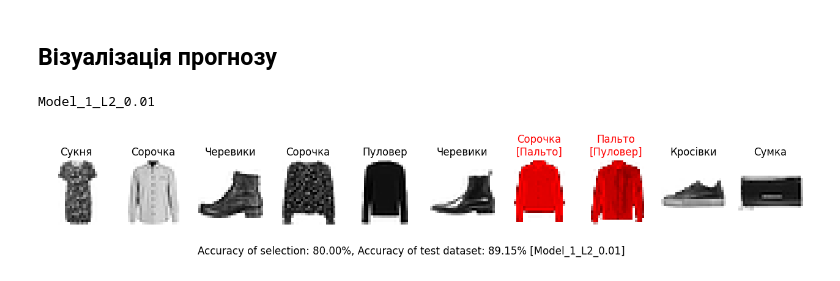
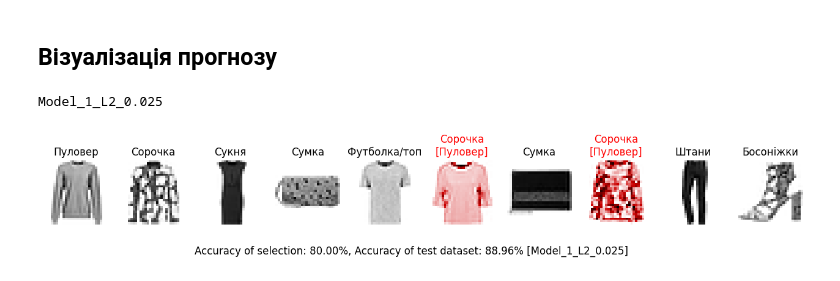
Before and after one commit to lexxai/goit_python_ds_hw_09, a Jupyter notebook: goit_python_ds_hw_09.ipynb, the cells around one changed output. Drawn from its saved outputs; the diff is of its cells as text; code cells hidden in the pictures.

```diff
--- a/goit_python_ds_hw_09.ipynb
+++ b/goit_python_ds_hw_09.ipynb
@@ -66,14 +74,7 @@ x_train.shape[1:]
 # %%
-n_hidden_1 = 256 # кількість нейронів 1-го шару
-n_hidden_2 = 512 # кількість нейронів 2-го шару
-n_hidden_3 = 16 # кількість нейронів 3-го шару
+model_name = "Model_1_L2_0.025"
 
-kernel_regularizer=regularizers.l2(0.01)
-
-models_his = {}
-
-model_name = "Model_1_L2_0.01"
-models = {}
+kernel_regularizer=regularizers.l2(0.025)
 
 models[model_name] = Sequential([
     # Conv2D(32, (3, 3), activation='relu', kernel_initializer='he_uniform', input_shape=(28, 28, 1)),
@@ -568,30 +586,32 @@ Confusion matrix for: 'Model_2_L2_0.1'
 # %%
 img_selected = 10
 random_img_idx = np.random.randint(0, x_test.shape[0], size=img_selected)
-selected_model_name = list(models.keys())[0]
+#selected_model_name = list(models.keys())[0]
+selected_model_name = "Model_1_L2_0.025"
 print(selected_model_name)
-
 # Plot the images
-colors = [(1, 1, 1), (0.5, 0, 0), (1, 0, 0)]  # white, red, red
+colors = [(1, 1, 1), (0.8, 0, 0), (0, 0, 0)]  # white, red, black
 custom_cmap = plt.cm.colors.LinearSegmentedColormap.from_list("CustomRed", colors, N=256)
 
 plt.figure(figsize=(16, 5))
 pred = 0
 for i, idx in enumerate(random_img_idx, start=1):
     plt.subplot(1, img_selected, i)
-    correct = y_test[idx] == test_pred_values[selected_model_name][idx]
+    y_pred = test_pred_values[selected_model_name]
+
+    correct = y_test[idx] == y_pred[idx]
     pred += int(correct)
     cmap = 'gray_r' if correct else custom_cmap
     color = "black" if correct else "red"
     plt.imshow(x_test[idx], cmap=cmap)
     title = labels_uk[y_test[idx]] if correct else f'{labels_uk[y_test[idx]]}\n[{labels_uk[test_pred_values[selected_model_name][idx]]}]'
     plt.title(title, color=color)
     plt.axis('off')
 
 acc = pred/img_selected
 plt.suptitle(f"Accuracy of selection: {acc:.2%}, Accuracy of test dataset: {results[selected_model_name][1]:.2%} [{selected_model_name}]")
 plt.subplots_adjust(top=2.2)
 plt.show()
 # %% [output]
-Model_1_L2_0.01
+Model_1_L2_0.025
-[figure, old version]
+[figure, new version]
```
Also changed, not shown: parts of 16 cells of this notebook.
